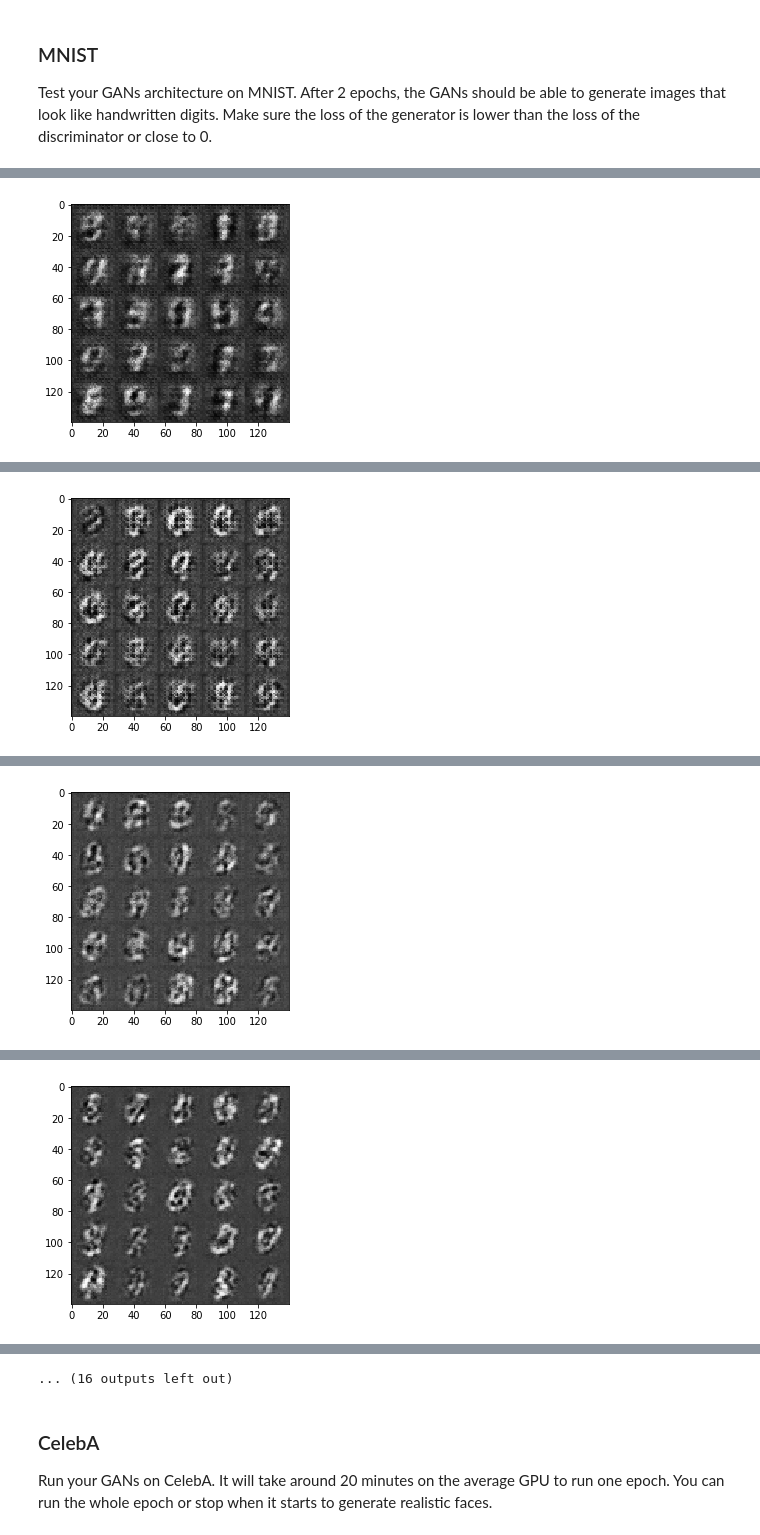
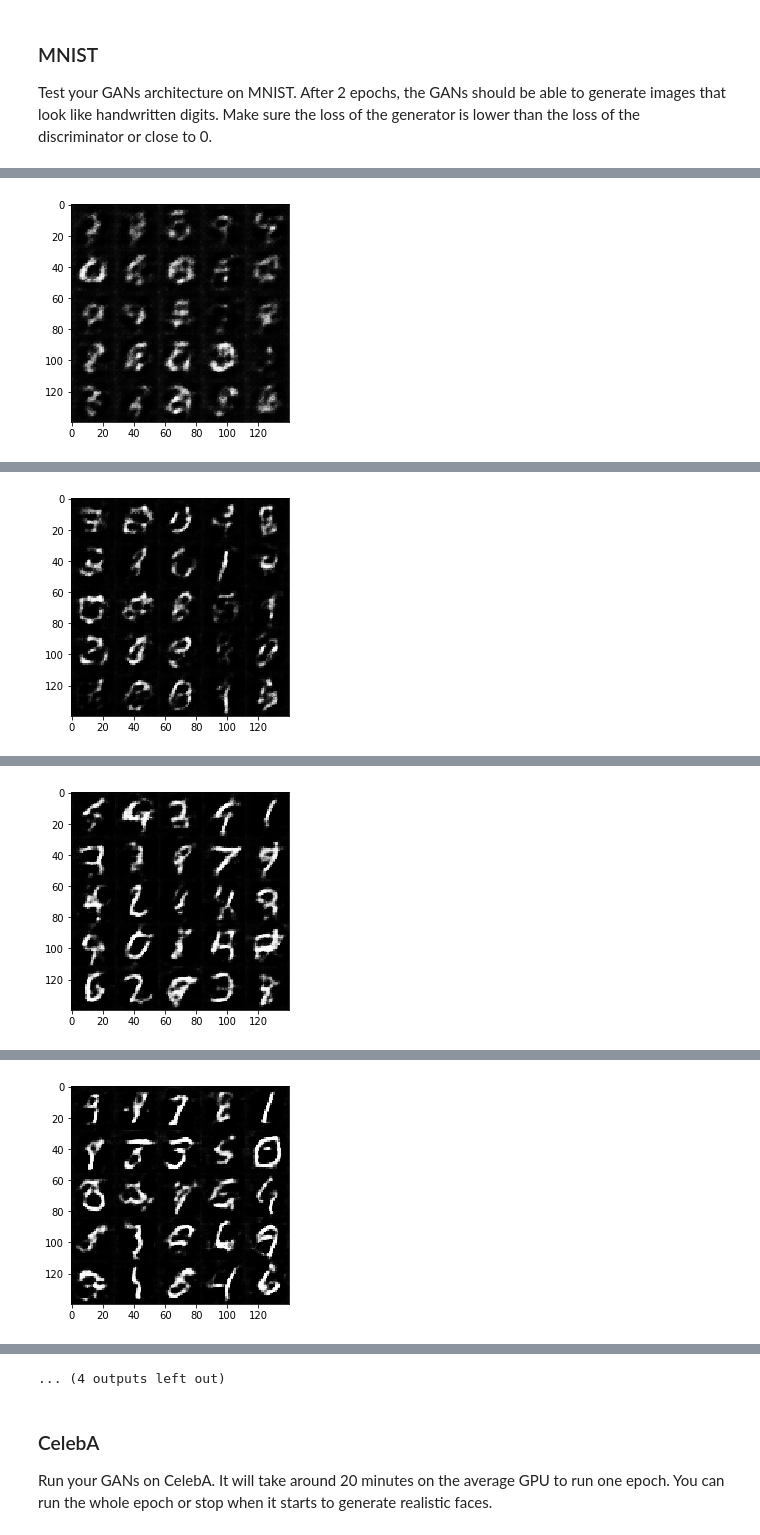
Before and after one commit to bogdanul2003/LND-Your-First-Network, a Jupyter notebook: project5/dlnd_face_generation.ipynb, the cells around one changed output, grey strips where cells are left out. Drawn from its saved outputs; the diff is of its cells as text; code cells hidden in the pictures.

```diff
--- a/project5/dlnd_face_generation.ipynb
+++ b/project5/dlnd_face_generation.ipynb
@@ -238,11 +239,11 @@ def model_loss(input_real, input_z, out_channel_dim):
     d_model_fake, d_logits_fake = discriminator(g_model, reuse=True)
 
     d_loss_real = tf.reduce_mean(
-        tf.nn.sigmoid_cross_entropy_with_logits(logits=d_logits_real, labels=tf.ones_like(d_model_real)))
+        tf.nn.sigmoid_cross_entropy_with_logits(logits=d_logits_real, labels=tf.ones_like(d_model_real)* (1 - 0.1)))
     d_loss_fake = tf.reduce_mean(
-        tf.nn.sigmoid_cross_entropy_with_logits(logits=d_logits_fake, labels=tf.zeros_like(d_model_fake)))
+        tf.nn.sigmoid_cross_entropy_with_logits(logits=d_logits_fake, labels=tf.zeros_like(d_model_fake)+0.1))
     g_loss = tf.reduce_mean(
-        tf.nn.sigmoid_cross_entropy_with_logits(logits=d_logits_fake, labels=tf.ones_like(d_model_fake)))
+        tf.nn.sigmoid_cross_entropy_with_logits(logits=d_logits_fake, labels=tf.ones_like(d_model_fake)*0.9))
 
     d_loss = d_loss_real + d_loss_fake
 
@@ -360,6 +361,7 @@ def train(epoch_count, batch_size, z_dim, learning_rate, beta1, get_batches, dat
         sess.run(tf.global_variables_initializer())
         for epoch_i in range(epoch_count):
             for batch_images in get_batches(batch_size):
+                batch_images *= 2
                 steps+=1
                 #TODO: Train Model
                 batch_z = np.random.uniform(-1, 1, size=(batch_size, z_dim))
@@ -390,16 +392,16 @@ def train(epoch_count, batch_size, z_dim, learning_rate, beta1, get_batches, dat
 ### MNIST
 Test your GANs architecture on MNIST.  After 2 epochs, the GANs should be able to generate images that look like handwritten digits.  Make sure the loss of the generator is lower than the loss of the discriminator or close to 0.
 # %%
-batch_size = 128
+batch_size = 256
 z_dim = 100
-learning_rate = 0.0002
+learning_rate = 0.0007
 beta1 = 0.5
 
 
 """
 DON'T MODIFY ANYTHING IN THIS CELL THAT IS BELOW THIS LINE
 """
-epochs = 3
+epochs = 15
 
 mnist_dataset = helper.Dataset('mnist', glob(os.path.join(data_dir, 'mnist/*.jpg')))
 with tf.Graph().as_default():
@@ -431 +433 @@ Epoch 1/3... Discriminator Loss: 0.1707... Generator Loss: 2.9196
-[figure, old version]
+[figure, new version]
@@ -442 +444 @@ Epoch 1/3... Discriminator Loss: 0.3159... Generator Loss: 1.8622
-[figure, old version]
+[figure, new version]
@@ -453 +455 @@ Epoch 1/3... Discriminator Loss: 0.1776... Generator Loss: 2.4857
-[figure, old version]
+[figure, new version]
@@ -464 +466 @@ Epoch 2/3... Discriminator Loss: 4.7388... Generator Loss: 10.8411
-[figure, old version]
+[figure, new version]
@@ -476,4 +478,4 @@ Epoch 2/3... Discriminator Loss: 0.1255... Generator Loss: 2.8435
-... (16 outputs left out)
+... (4 outputs left out)
 # %% [markdown]
 ### CelebA
 Run your GANs on CelebA.  It will take around 20 minutes on the average GPU to run one epoch.  You can run the whole epoch or stop when it starts to generate realistic faces.
```
Also changed, not shown: parts of 3 cells of this notebook, 1 other file.
